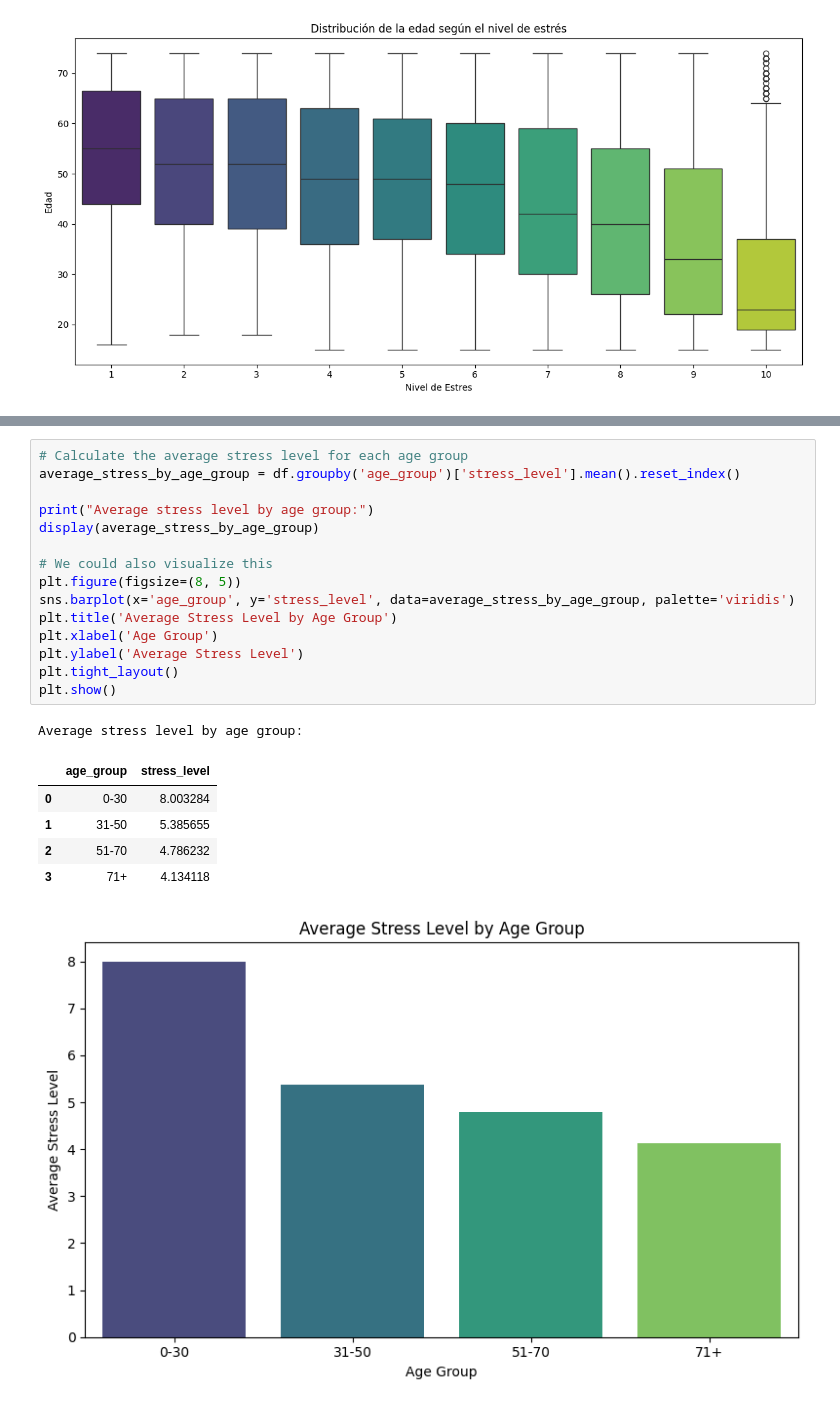
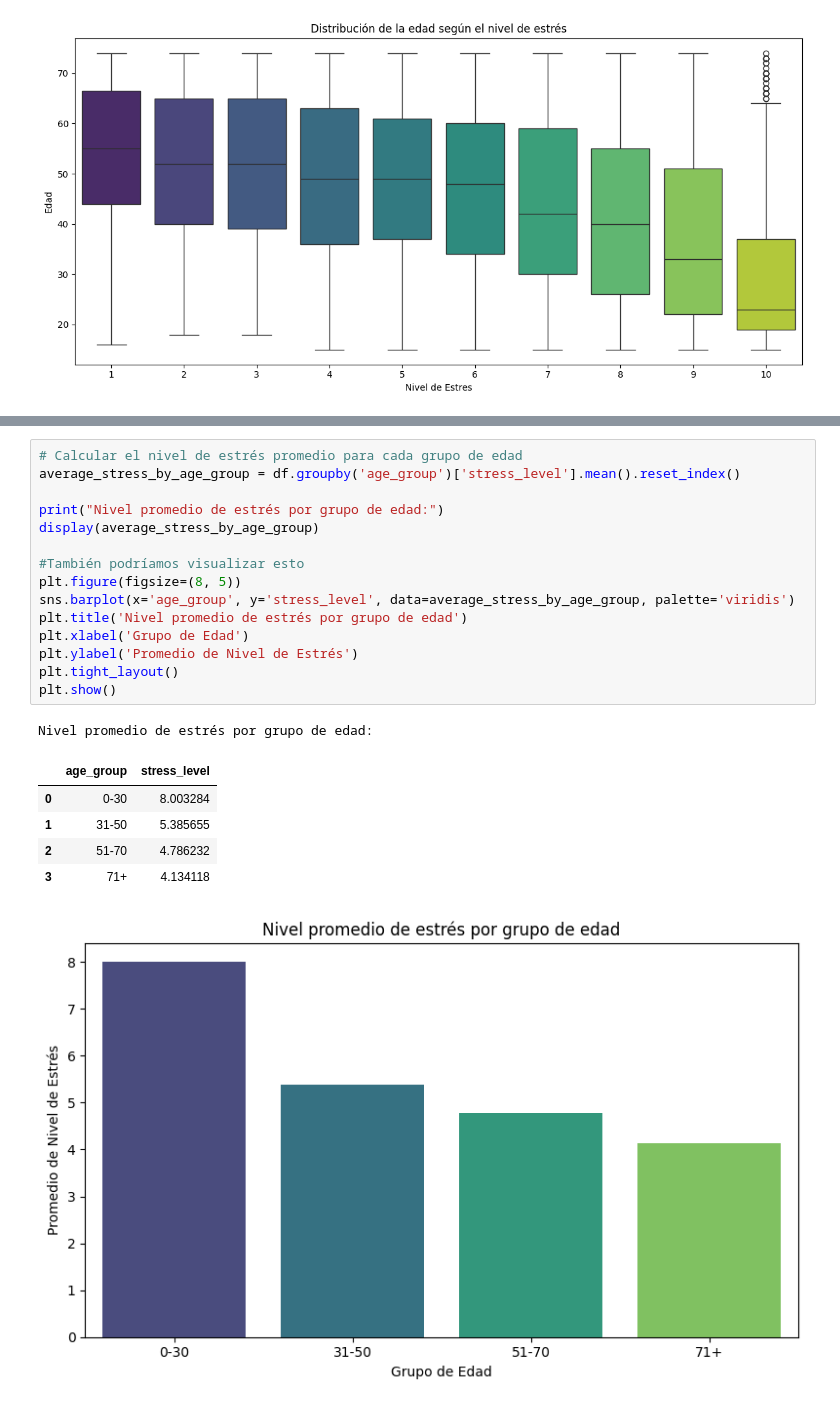
Before and after one commit to eliasfrivas/DataScienceII, a Jupyter notebook: ProyectoParteIII_RivasElias.ipynb, the cells around one changed output, grey strips where cells are left out. Drawn from its saved outputs; the diff is of its cells as text.

```diff
--- a/ProyectoParteIII_RivasElias.ipynb
+++ b/ProyectoParteIII_RivasElias.ipynb
@@ -387,28 +387,28 @@ Count of individuals in each age group:
 | 71+ | 425 |
 dtype: int64
 # %%
-# Calculate the average stress level for each age group
+# Calcular el nivel de estrés promedio para cada grupo de edad
 average_stress_by_age_group = df.groupby('age_group')['stress_level'].mean().reset_index()
 
-print("Average stress level by age group:")
+print("Nivel promedio de estrés por grupo de edad:")
 display(average_stress_by_age_group)
 
-# We could also visualize this
+#También podríamos visualizar esto
 plt.figure(figsize=(8, 5))
 sns.barplot(x='age_group', y='stress_level', data=average_stress_by_age_group, palette='viridis')
-plt.title('Average Stress Level by Age Group')
-plt.xlabel('Age Group')
-plt.ylabel('Average Stress Level')
+plt.title('Nivel promedio de estrés por grupo de edad')
+plt.xlabel('Grupo de Edad')
+plt.ylabel('Promedio de Nivel de Estrés')
 plt.tight_layout()
 plt.show()
 # %% [output]
-Average stress level by age group:
+Nivel promedio de estrés por grupo de edad:
 |  | age_group | stress_level |
 | 0 | 0-30 | 8.003284 |
 | 1 | 31-50 | 5.385655 |
 | 2 | 51-70 | 4.786232 |
 | 3 | 71+ | 4.134118 |
-[figure, old version]
+[figure, new version]
 # %% [markdown]
 ## Conclusiones Finales: Relación entre Edad, Uso de Tecnología y Nivel de Estrés
 
```
Also changed, not shown: parts of 2 cells of this notebook.
